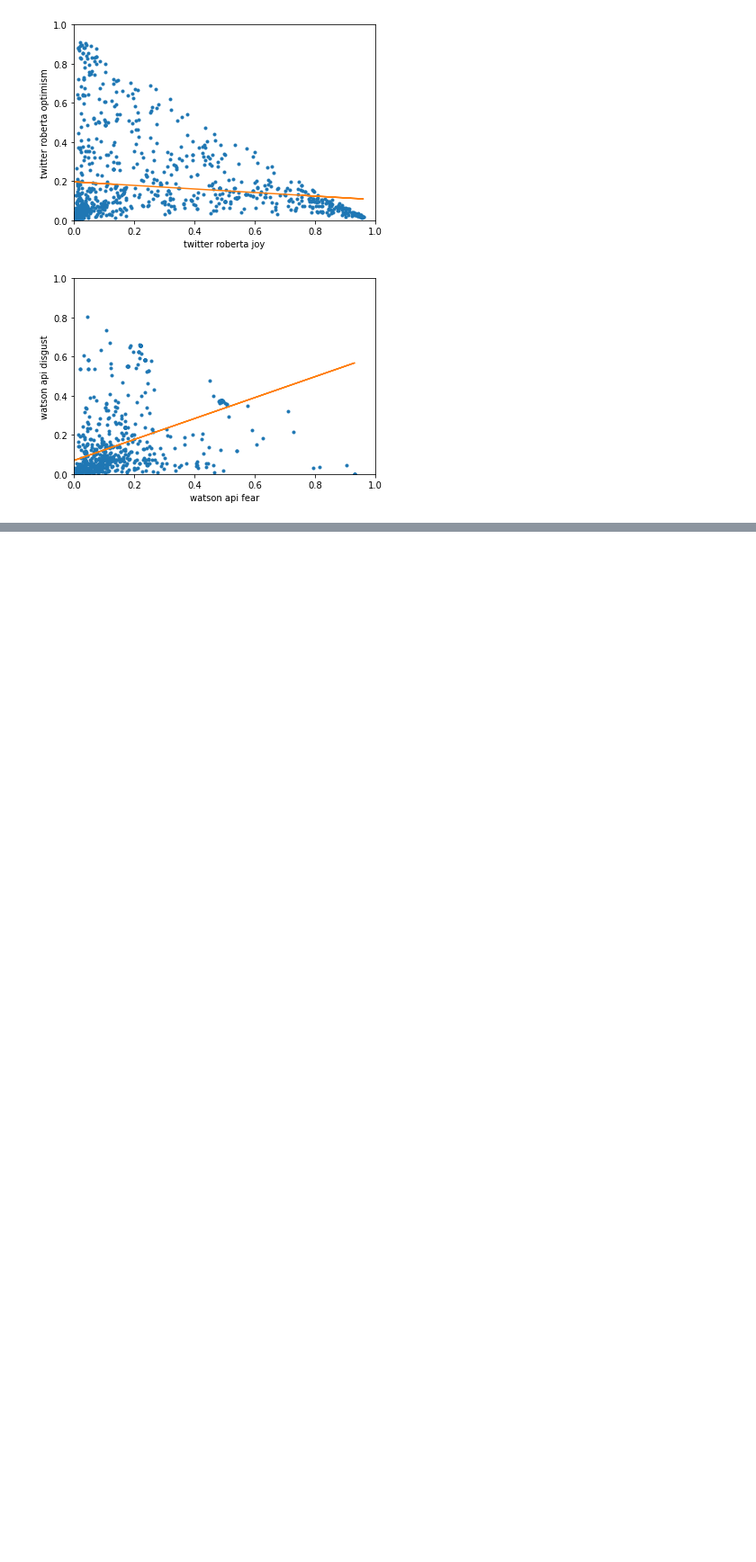
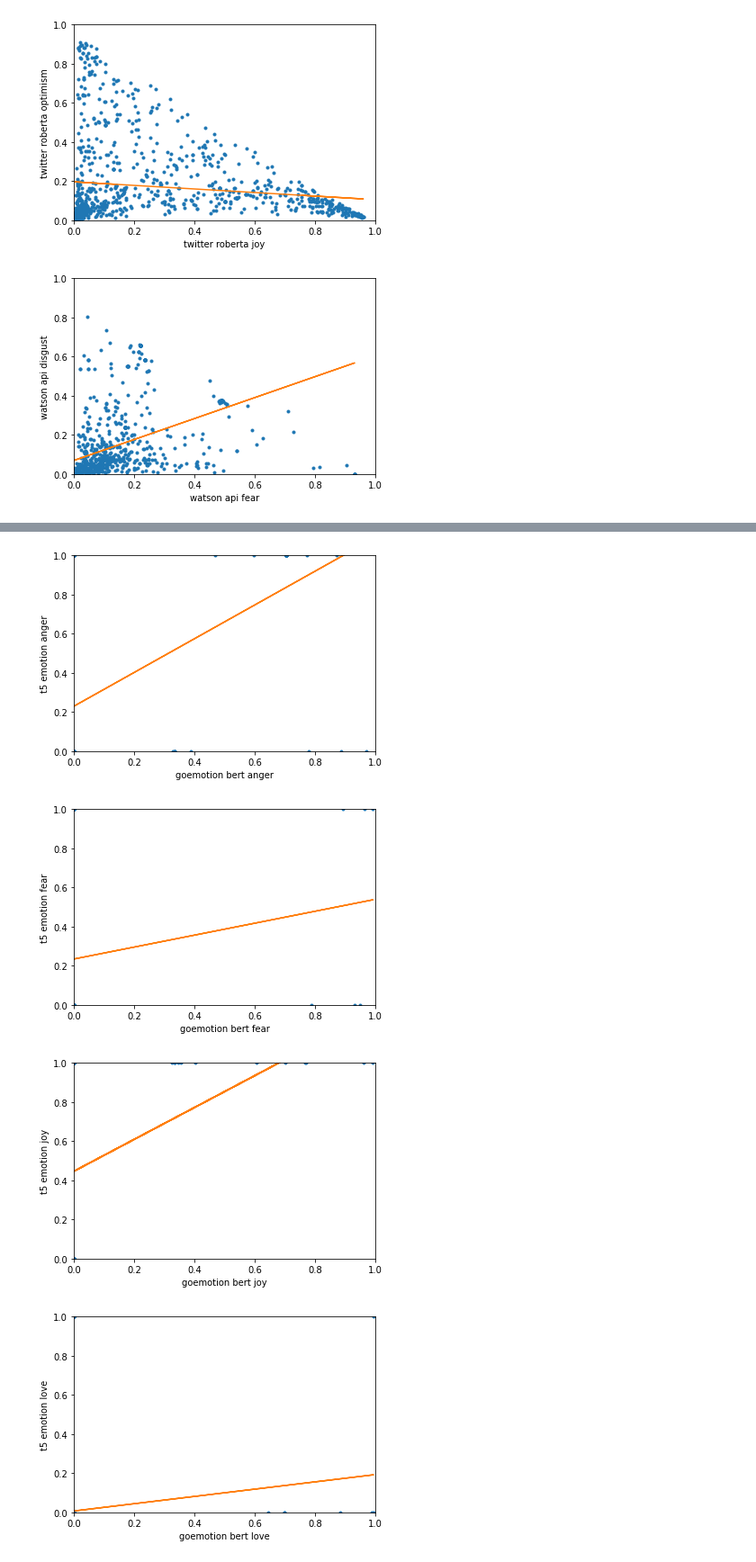
Before and after one commit to cdolfi/epik_open, a Jupyter notebook: notebooks/compare_models.ipynb, the cells around one changed output, grey strips where cells are left out. Shown at 90% size. Drawn from its saved outputs; the diff is of its cells as text; code cells hidden in the pictures; blank space fills up the shorter version.

```diff
--- a/notebooks/compare_models.ipynb
+++ b/notebooks/compare_models.ipynb
@@ -145,0 +172,7 @@ compare_dfs(t5_emotion, watson_df_2, 't5 emotion', 'watson api')
+# %%
+compare_dfs(goemotion_bert, t5_emotion, 'goemotion bert', 't5 emotion')
+# %% [output]
+[figure, added]
+[figure, added]
+[figure, added]
+[figure, added]
```
Also changed, not shown: parts of 22 cells of this notebook, 1 other file.
